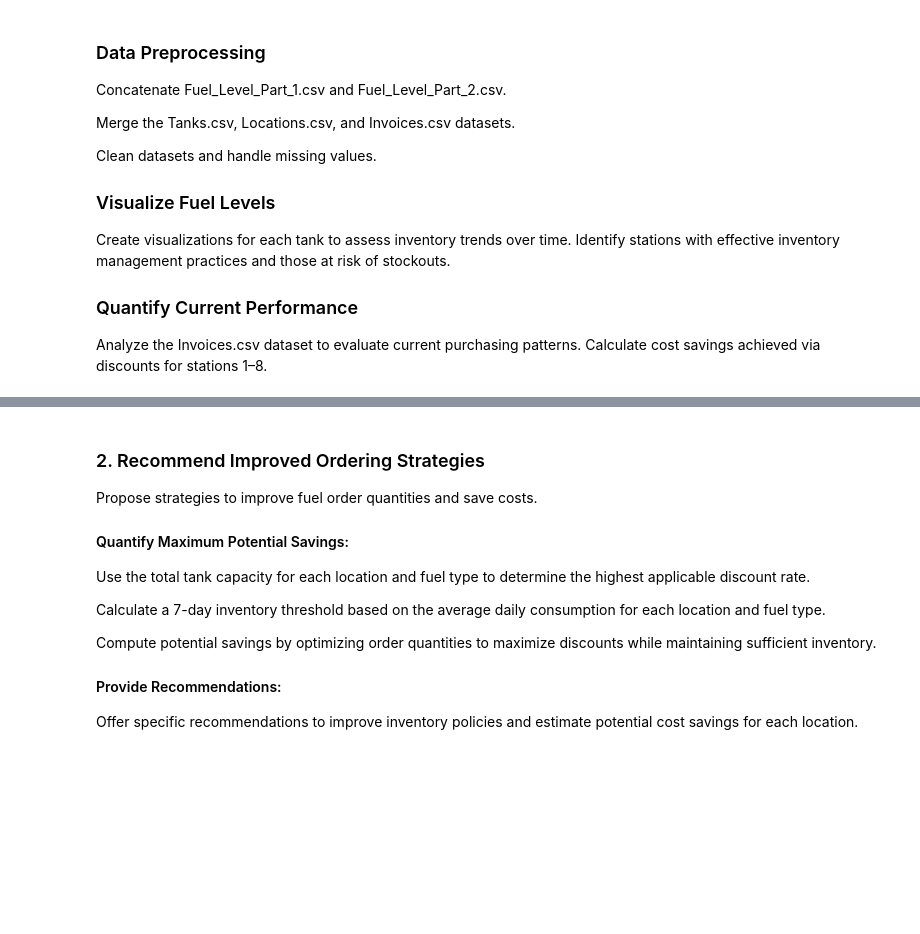
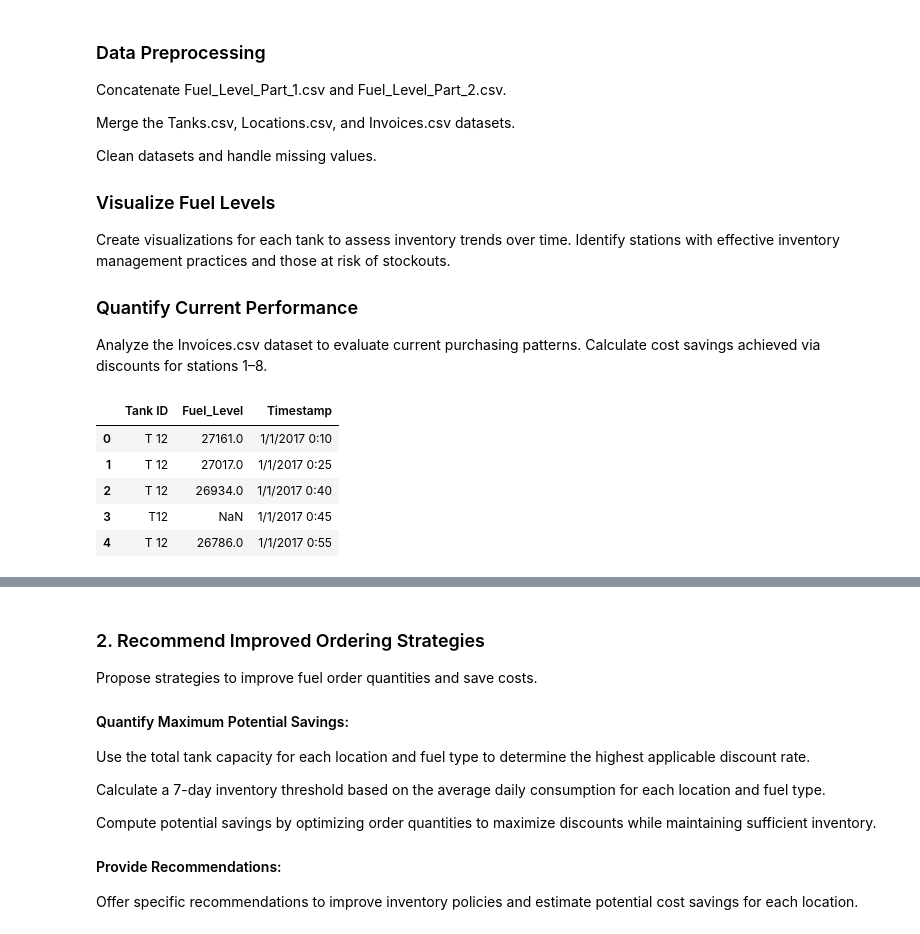
Before and after one commit to RussLai/Python_Final_Project, a Jupyter notebook: Final_Project.ipynb, the cells around one changed output, grey strips where cells are left out. Drawn from its saved outputs; the diff is of its cells as text; code cells hidden in the pictures; blank space fills up the shorter version.

```diff
--- a/Final_Project.ipynb
+++ b/Final_Project.ipynb
@@ -15,3 +39,20 @@ Create visualizations for each tank to assess inventory trends over time. Identi
 
 ### Quantify Current Performance
 Analyze the Invoices.csv dataset to evaluate current purchasing patterns. Calculate cost savings achieved via discounts for stations 1–8.
+# %%
+# Concatenate Fuel_Level_Part_1.csv and Fuel_Level_Part_2.csv.
+
+Fuel_Level_Part_1 = pd.read_csv("Fuel_Level_Part_1.csv")
+Fuel_Level_Part_2 = pd.read_csv("Fuel_Level_Part_2.csv")
+
+Fuel_Level_Part_1.rename(columns = {"Fuel Level": "Fuel_Level", "Time stamp" : "Timestamp"}, inplace = True)
+
+FuelLevel = pd.concat ([Fuel_Level_Part_1, Fuel_Level_Part_2], axis = 0)
+FuelLevel.head(10)
+# %% [output]
+|  | Tank ID | Fuel_Level | Timestamp |
+| 0 | T 12 | 27161.0 | 1/1/2017 0:10 |
+| 1 | T 12 | 27017.0 | 1/1/2017 0:25 |
+| 2 | T 12 | 26934.0 | 1/1/2017 0:40 |
+| 3 | T12 | NaN | 1/1/2017 0:45 |
+| 4 | T 12 | 26786.0 | 1/1/2017 0:55 |
```
Also changed, not shown: parts of 4 cells of this notebook, 1 other file.
